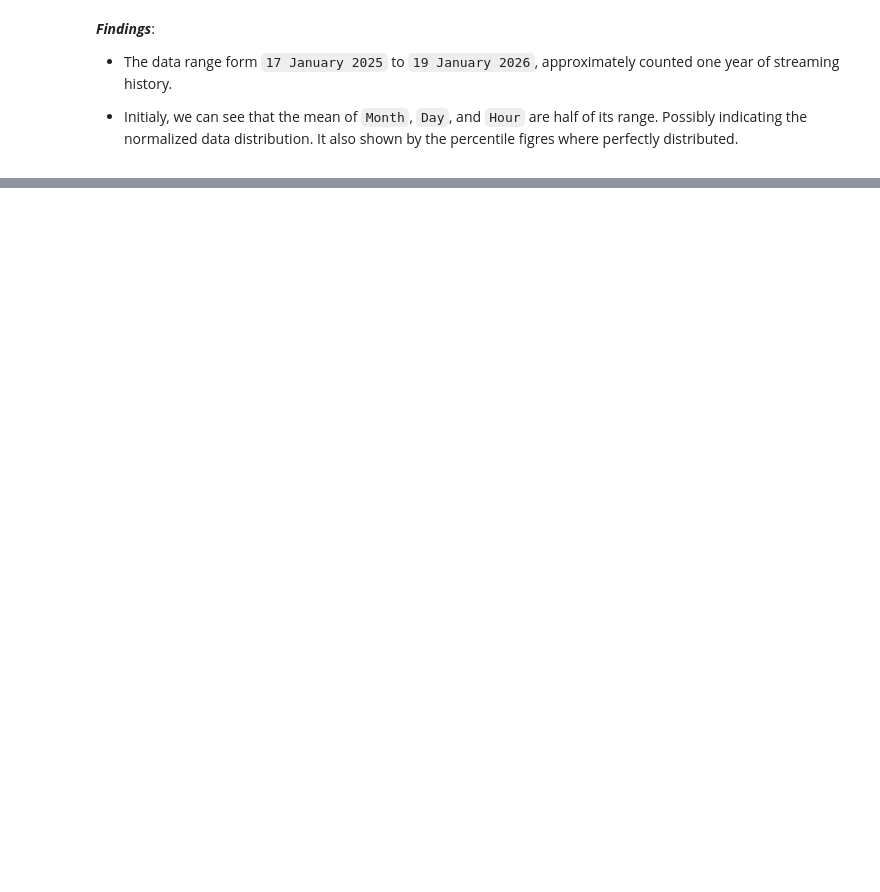
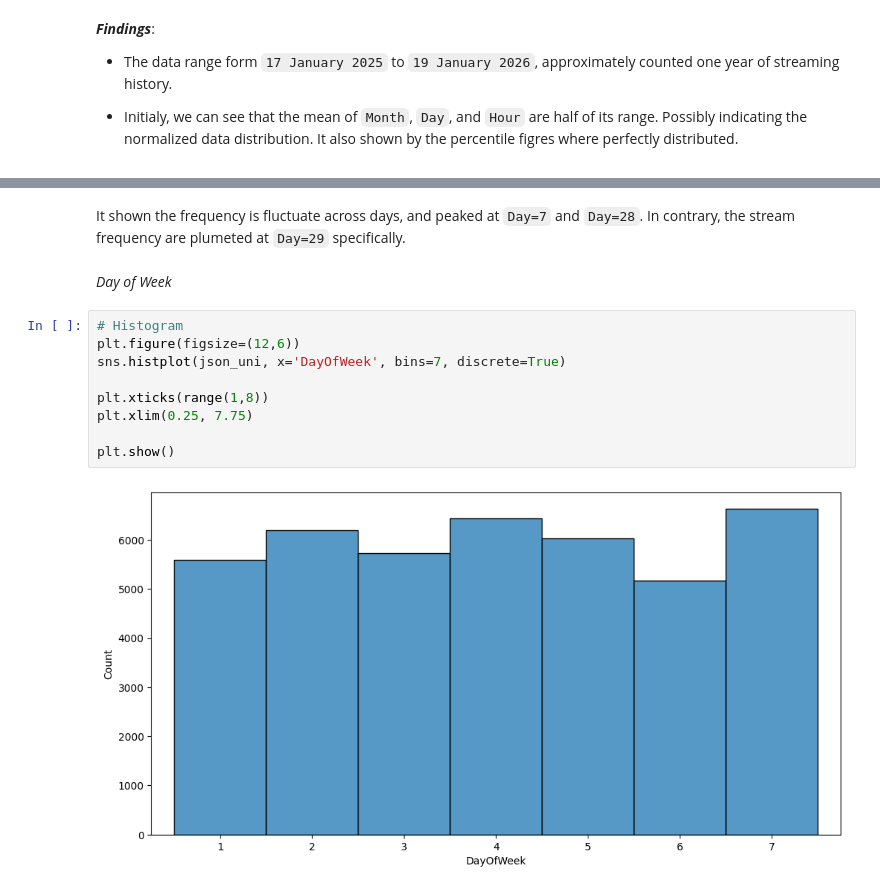
Before and after one commit to miqbal-id27/Spotify_Unwrapped, a Jupyter notebook: initial_streaming_analysis.ipynb, the cells around one changed output, grey strips where cells are left out. Saved outputs shown, nothing was run; the diff lists cells and outputs as text; blank space fills up the shorter version.

```diff
--- a/initial_streaming_analysis.ipynb
+++ b/initial_streaming_analysis.ipynb
@@ -198,0 +241,16 @@ json_uni.describe()
+# %% [markdown]
+It shown the frequency is fluctuate across days, and peaked at `Day=7` and `Day=28`. In contrary, the stream frequency are plumeted at `Day=29` specifically.
+# %% [markdown]
+<a name="hist-dayweek"></a>
+*Day of Week*
+# %%
+# Histogram
+plt.figure(figsize=(12,6))
+sns.histplot(json_uni, x='DayOfWeek', bins=7, discrete=True)
+
+plt.xticks(range(1,8))
+plt.xlim(0.25, 7.75)
+
+plt.show()
+# %% [output]
+[figure, added]
```
Also changed, not shown: parts of 16 cells of this notebook.
